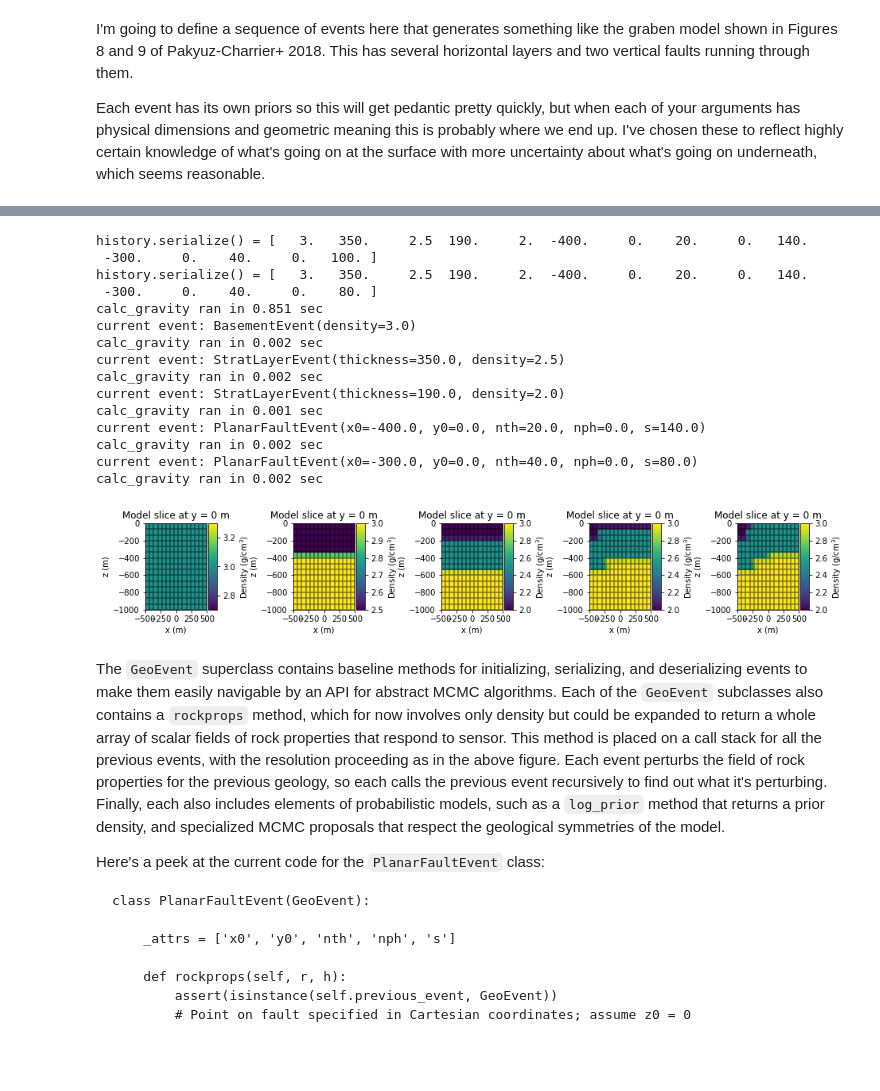
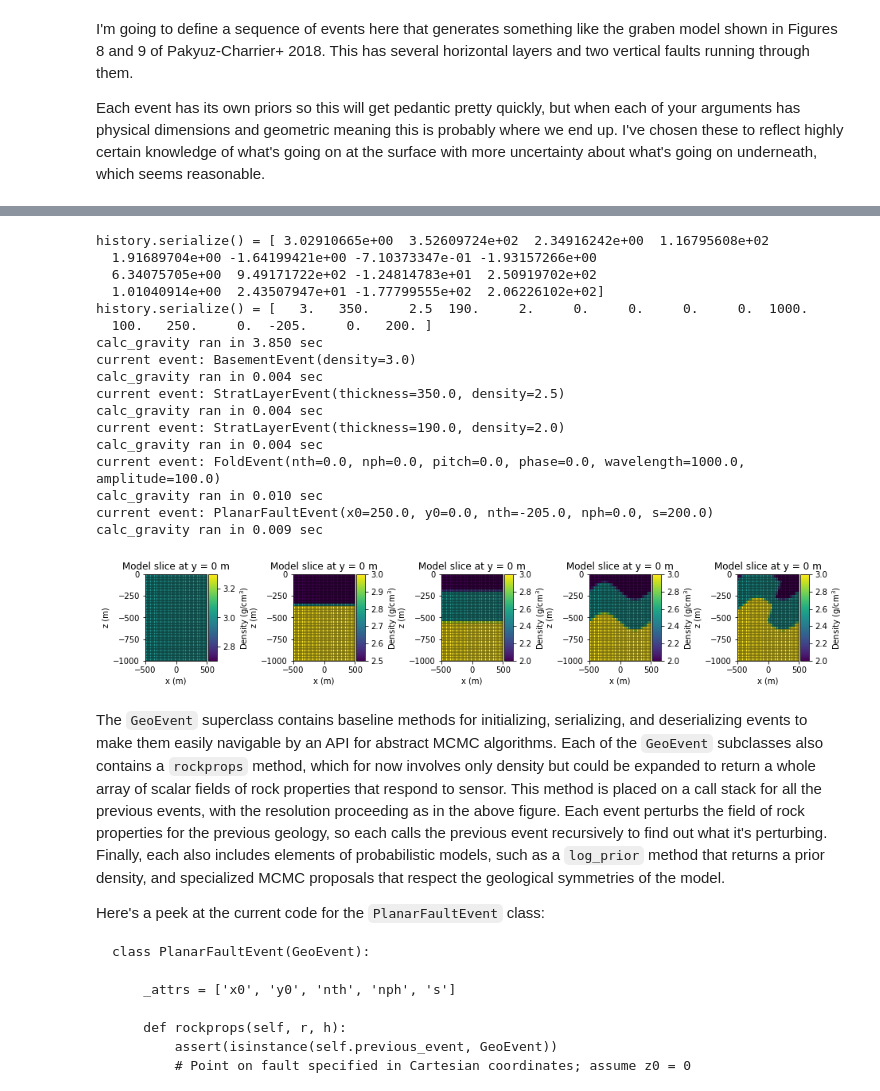
Before and after one commit to markdlindsay/bayesian-geology, a Jupyter notebook: blockworlds/fold_1.ipynb, the cells around one changed output, grey strips where cells are left out. Cells and saved outputs as stored; diff of their text form; code cells hidden in the pictures; blank space fills up the shorter version.

```diff
--- a/blockworlds/fold_1.ipynb
+++ b/blockworlds/fold_1.ipynb
@@ -107,26 +103,45 @@ calc_gravity ran in 0.003 sec
 # %%
 histpars = history.serialize()
 print("history.serialize() =", histpars)
 
 # Can also set parameters all at once -- good for running MCMC
 history.deserialize([3.0, 350.0, 2.5, 190.0, 2.0,
-                     -400.0, 0.0, 20.0, 0.0, 140.0,
-                     -300.0, 0.0, 40.0, 0.0, 80.0])
+                     0.0, 0.0, 0.0, 0.0, 1000.0, 100.0,
+                     250.0, 0.0, -205.0, 0.0, 200.0])
 histpars = history.serialize()
 print("history.serialize() =", histpars)
 
 # Define the forward model
 fwdmodel = DiscreteGravity(mesh, survey, history.event_list[0])
 fwdmodel.gfunc = history.event_list[0].rockprops
 fwdmodel.edgemask = profile_timer(fwdmodel.calc_gravity, h)
 # Show a sequence of how the model is built up
 fig1 = plt.figure(figsize=(15, 2))
 for m, event in enumerate(history.event_list):
     print("current event:", event)
     fwdmodel.gfunc = lambda r, h: np.array(event.rockprops(r, h))
     profile_timer(fwdmodel.calc_gravity, h)
     fwdmodel.fwd_data -= fwdmodel.edgemask * fwdmodel.voxmodel.mean()
     ax = plt.subplot(1, 5, m+1)
     fwdmodel.plot_model_slice(ax=ax)
 plt.subplots_adjust(wspace=1.0)
 plt.show()
+# %% [output]
+history.serialize() = [ 3.02910665e+00  3.52609724e+02  2.34916242e+00  1.16795608e+02
+  1.91689704e+00 -1.64199421e+00 -7.10373347e-01 -1.93157266e+00
+  6.34075705e+00  9.49171722e+02 -1.24814783e+01  2.50919702e+02
+  1.01040914e+00  2.43507947e+01 -1.77799555e+02  2.06226102e+02]
+history.serialize() = [   3.   350.     2.5  190.     2.     0.     0.     0.     0.  1000.
+  100.   250.     0.  -205.     0.   200. ]
+calc_gravity ran in 3.850 sec
+current event: BasementEvent(density=3.0)
+calc_gravity ran in 0.004 sec
+current event: StratLayerEvent(thickness=350.0, density=2.5)
+calc_gravity ran in 0.004 sec
+current event: StratLayerEvent(thickness=190.0, density=2.0)
+calc_gravity ran in 0.004 sec
+current event: FoldEvent(nth=0.0, nph=0.0, pitch=0.0, phase=0.0, wavelength=1000.0, amplitude=100.0)
+calc_gravity ran in 0.010 sec
+current event: PlanarFaultEvent(x0=250.0, y0=0.0, nth=-205.0, nph=0.0, s=200.0)
+calc_gravity ran in 0.009 sec
+[figure, added]
@@ -179,46 +148,3 @@ history.add_event(
-# %%
-histpars = history.serialize()
-print("history.serialize() =", histpars)
-
-# Can also set parameters all at once -- good for running MCMC
-history.deserialize([3.0, 350.0, 2.5, 190.0, 2.0,
-                     -400.0, 0.0, 20.0, 0.0, 140.0,
-                     -300.0, 0.0, 40.0, 0.0, 80.0])
-histpars = history.serialize()
-print("history.serialize() =", histpars)
-
-# Define the forward model
-fwdmodel = DiscreteGravity(mesh, survey, history.event_list[0])
-fwdmodel.gfunc = history.event_list[0].rockprops
-fwdmodel.edgemask = profile_timer(fwdmodel.calc_gravity, h)
-# Show a sequence of how the model is built up
-fig1 = plt.figure(figsize=(15, 2))
-for m, event in enumerate(history.event_list):
-    print("current event:", event)
-    fwdmodel.gfunc = lambda r, h: np.array(event.rockprops(r, h))
-    profile_timer(fwdmodel.calc_gravity, h)
-    fwdmodel.fwd_data -= fwdmodel.edgemask * fwdmodel.voxmodel.mean()
-    ax = plt.subplot(1, 5, m+1)
-    fwdmodel.plot_model_slice(ax=ax)
-plt.subplots_adjust(wspace=1.0)
-plt.show()
-# %% [output]
-history.serialize() = [   3.   350.     2.5  190.     2.  -400.     0.    20.     0.   140.
- -300.     0.    40.     0.   100. ]
-history.serialize() = [   3.   350.     2.5  190.     2.  -400.     0.    20.     0.   140.
- -300.     0.    40.     0.    80. ]
-calc_gravity ran in 0.851 sec
-current event: BasementEvent(density=3.0)
-calc_gravity ran in 0.002 sec
-current event: StratLayerEvent(thickness=350.0, density=2.5)
-calc_gravity ran in 0.002 sec
-current event: StratLayerEvent(thickness=190.0, density=2.0)
-calc_gravity ran in 0.001 sec
-current event: PlanarFaultEvent(x0=-400.0, y0=0.0, nth=20.0, nph=0.0, s=140.0)
-calc_gravity ran in 0.002 sec
-current event: PlanarFaultEvent(x0=-300.0, y0=0.0, nth=40.0, nph=0.0, s=80.0)
-calc_gravity ran in 0.002 sec
-[figure, removed]
 # %% [markdown]
 The `GeoEvent` superclass contains baseline methods for initializing, serializing, and deserializing events to make them easily navigable by an API for abstract MCMC algorithms.  Each of the `GeoEvent` subclasses also contains a `rockprops` method, which for now involves only density but could be expanded to return a whole array of scalar fields of rock properties that respond to sensor.  This method is placed on a call stack for all the previous events, with the resolution proceeding as in the above figure.  Each event perturbs the field of rock properties for the previous geology, so each calls the previous event recursively to find out what it's perturbing.  Finally, each also includes elements of probabilistic models, such as a `log_prior` method that returns a prior density, and specialized MCMC proposals that respect the geological symmetries of the model.
 
```
Also changed, not shown: parts of 13 cells of this notebook.
